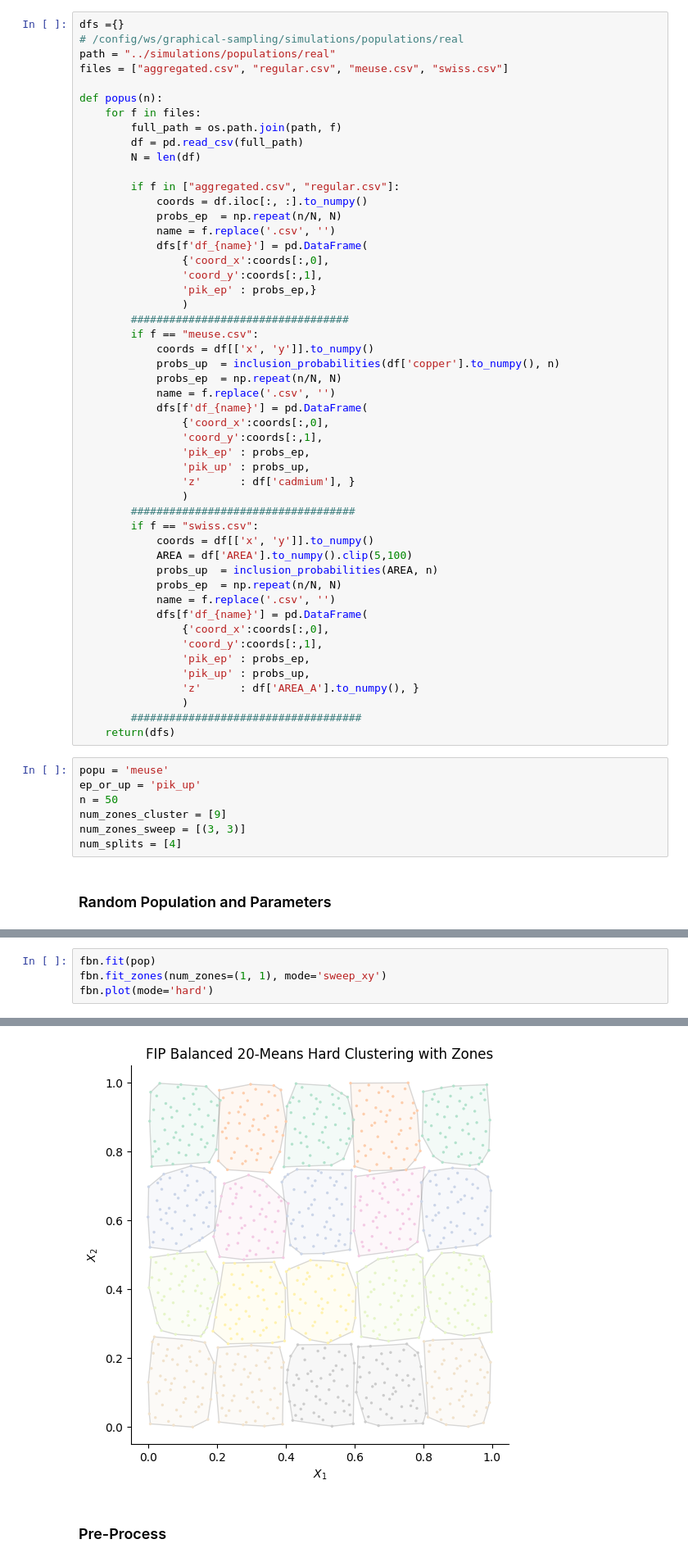
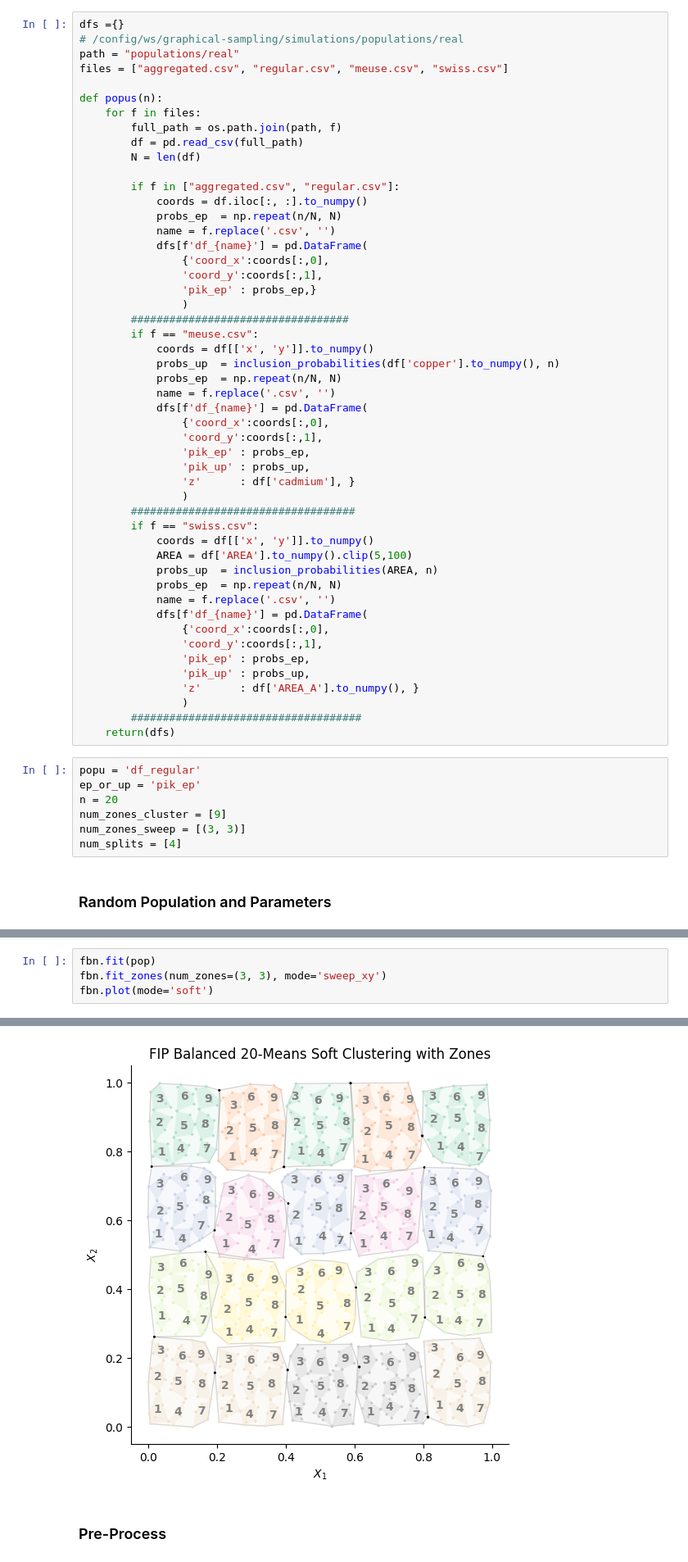
Before and after one commit to mehdimhb/graphical-sampling, a Jupyter notebook: simulations/jupyters/sampling.ipynb, the cells around one changed output, grey strips where cells are left out. Shown at 82% size. Saved outputs shown, nothing was run; the diff lists cells and outputs as text.

```diff
--- a/simulations/jupyters/sampling.ipynb
+++ b/simulations/jupyters/sampling.ipynb
@@ -25,7 +25,7 @@ os.chdir("../graphical-sampling")
 # %%
 dfs ={}
 # /config/ws/graphical-sampling/simulations/populations/real
-path = "../simulations/populations/real"
+path = "populations/real"
 files = ["aggregated.csv", "regular.csv", "meuse.csv", "swiss.csv"]
 
 def popus(n):
@@ -73,9 +73,9 @@ def popus(n):
         ####################################
     return(dfs)
 # %%
-popu = 'meuse'
-ep_or_up = 'pik_up'
-n = 50
+popu = 'df_regular'
+ep_or_up = 'pik_ep'
+n = 20
 num_zones_cluster = [9]
 num_zones_sweep = [(3, 3)]
 num_splits = [4]
@@ -115,5 +101,5 @@ FileNotFoundError: [Errno 2] No such file or directory: '../simulations/populati
 # %%
 fbn.fit(pop)
-fbn.fit_zones(num_zones=(1, 1), mode='sweep_xy')
-fbn.plot(mode='hard')
+fbn.fit_zones(num_zones=(3, 3), mode='sweep_xy')
+fbn.plot(mode='soft')
 # %% [output]
@@ -121,4 +107,4 @@ fbn.plot(mode='hard')
-[figure, old version]
+[figure, new version]
 # %% [markdown]
 ### Pre-Process
 # %%
```
Also changed, not shown: parts of 13 cells of this notebook, 2 other files.
